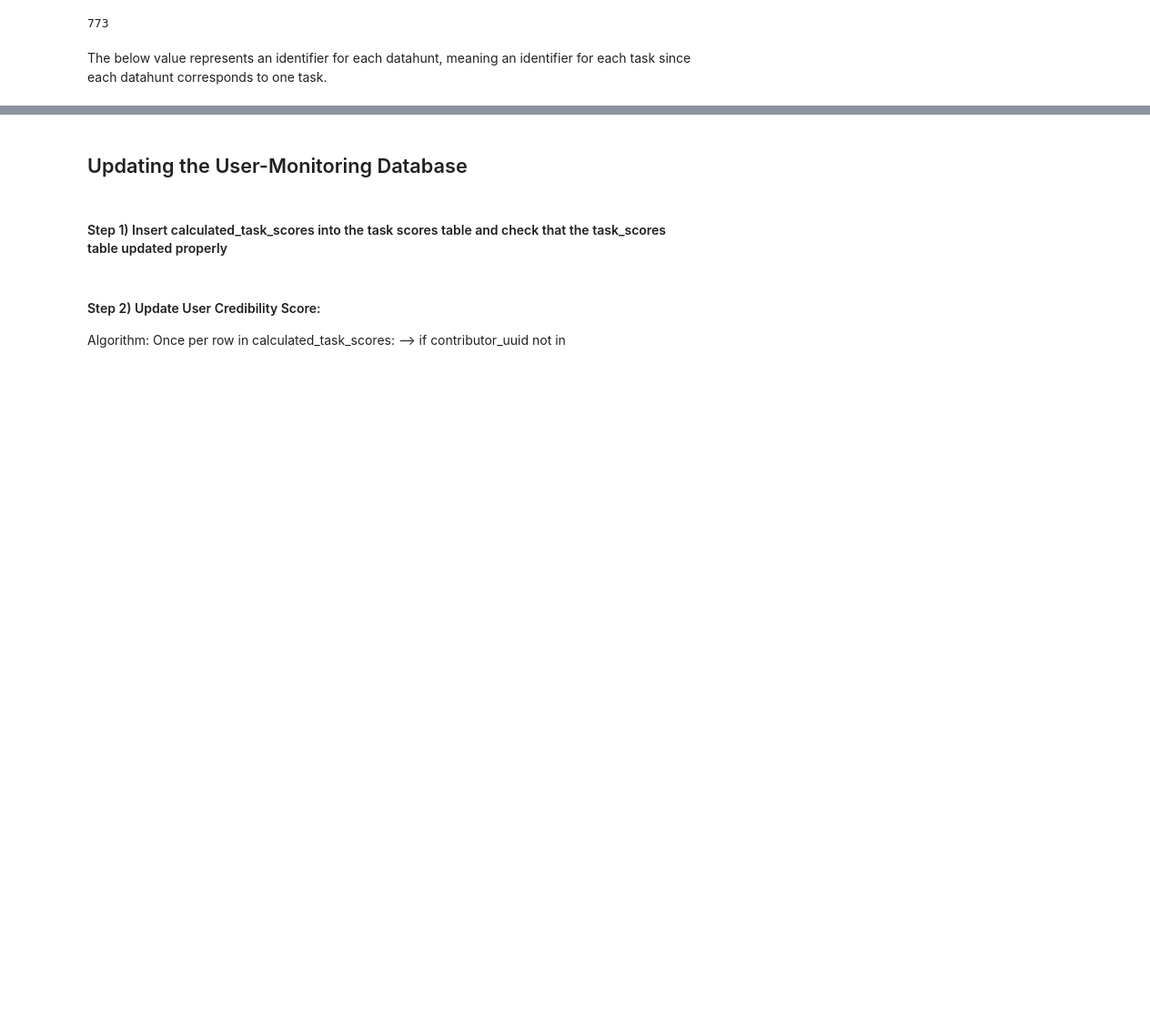
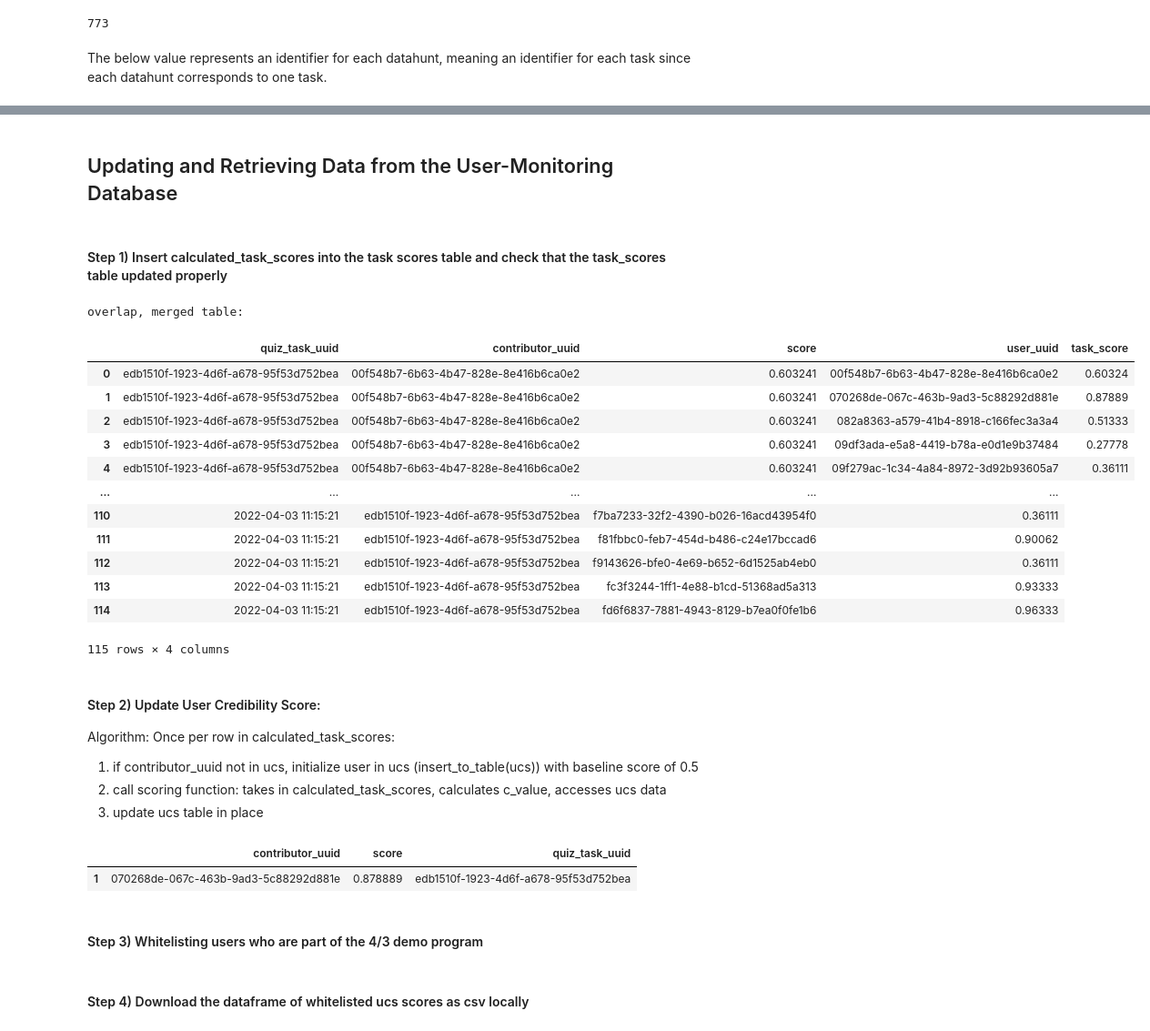
Before and after one commit to ethanpang5/user-monitoring, a Jupyter notebook: ucs-update-algorithm/pipeline.ipynb, the cells around one changed output, grey strips where cells are left out. Shown: that part at 91% size. Cells and saved outputs as stored; diff of their text form; code cells hidden in the pictures; blank space fills up the shorter version.

```diff
--- a/ucs-update-algorithm/pipeline.ipynb
+++ b/ucs-update-algorithm/pipeline.ipynb
@@ -459,2 +676,2 @@ quiz_task_uuid
 # %% [markdown]
-## Updating the User-Monitoring Database
+## Updating and Retrieving Data from the User-Monitoring Database
@@ -492,4 +680,61 @@ def ucs_update_score(user_id, cur_ucs):
+# %%
+insert_into_table('task_scores', calculated_task_scores)
+# %% [output]
+overlap, merged table:
+|  | quiz_task_uuid | contributor_uuid | score | user_uuid | task_score |
+| 0 | edb1510f-1923-4d6f-a678-95f53d752bea | 00f548b7-6b63-4b47-828e-8e416b6ca0e2 | 0.603241 | 00f548b7-6b63-4b47-828e-8e416b6ca0e2 | 0.60324 |
+| 1 | edb1510f-1923-4d6f-a678-95f53d752bea | 00f548b7-6b63-4b47-828e-8e416b6ca0e2 | 0.603241 | 070268de-067c-463b-9ad3-5c88292d881e | 0.87889 |
+| 2 | edb1510f-1923-4d6f-a678-95f53d752bea | 00f548b7-6b63-4b47-828e-8e416b6ca0e2 | 0.603241 | 082a8363-a579-41b4-8918-c166fec3a3a4 | 0.51333 |
+| 3 | edb1510f-1923-4d6f-a678-95f53d752bea | 00f548b7-6b63-4b47-828e-8e416b6ca0e2 | 0.603241 | 09df3ada-e5a8-4419-b78a-e0d1e9b37484 | 0.27778 |
+| 4 | edb1510f-1923-4d6f-a678-95f53d752bea | 00f548b7-6b63-4b47-828e-8e416b6ca0e2 | 0.603241 | 09f279ac-1c34-4a84-8972-3d92b93605a7 | 0.36111 |
+| ... | ... | ... | ... | ... |
+| 110 | 2022-04-03 11:15:21 | edb1510f-1923-4d6f-a678-95f53d752bea | f7ba7233-32f2-4390-b026-16acd43954f0 | 0.36111 |
+| 111 | 2022-04-03 11:15:21 | edb1510f-1923-4d6f-a678-95f53d752bea | f81fbbc0-feb7-454d-b486-c24e17bccad6 | 0.90062 |
+| 112 | 2022-04-03 11:15:21 | edb1510f-1923-4d6f-a678-95f53d752bea | f9143626-bfe0-4e69-b652-6d1525ab4eb0 | 0.36111 |
+| 113 | 2022-04-03 11:15:21 | edb1510f-1923-4d6f-a678-95f53d752bea | fc3f3244-1ff1-4e88-b1cd-51368ad5a313 | 0.93333 |
+| 114 | 2022-04-03 11:15:21 | edb1510f-1923-4d6f-a678-95f53d752bea | fd6f6837-7881-4943-8129-b7ea0f0fe1b6 | 0.96333 |
+115 rows × 4 columns
 # %% [markdown]
 #### Step 2) Update User Credibility Score:
 Algorithm: Once per row in calculated_task_scores:
---> if contributor_uuid not in
+1.  if contributor_uuid not in ucs, initialize user in ucs (insert_to_table(ucs)) with baseline score of 0.5
+2. call scoring function: takes in calculated_task_scores, calculates c_value, accesses ucs data
+3. update ucs table in place
+# %%
+# ucs function that reads accepts values from a csv and a current user's ucs score
+def ucs_update_score(user_id):
+    def logistic(x, k, offset):
+        return 1 / (1 + np.e**(-k * (x - offset)))
+
+    cursor = connection.cursor()
+    task_scores = table_to_df('task_scores')
+    task_scores = task_scores[task_scores['user_uuid'] == user_id]['task_score'].astype('float')
+    print('task_scores:', task_scores)
+    last_task_score = task_scores.iloc[-1]
+
+    a = 1000
+    num_task_scores = len(task_scores)
+    n = min(10, int(np.sqrt(num_task_scores)) + 1)
+    ucs = table_to_df('ucs')
+
+    if user_id not in ucs['uuid']: # if this is the user's first task
+        cur_ucs = 0.5
+        var_scores = np.var(task_scores.iloc[-n:])
+        c = logistic(var_scores / (np.log(num_task_scores + 1) / (np.log(a))), 10, 0.2)
+        new_ucs = cur_ucs * (1 - c) + (c) * last_task_score
+        query = "INSERT INTO `ucs` (`uuid`, `score`) VALUES (%s, %s)"
+        cursor.execute(query, (user_id, new_ucs))
+        connection.commit()
+    else:
+        print('user_id: ', user_id)
+        print(ucs[ucs['uuid'] == user_id]['score'].astype('float'))
+        cur_ucs = ucs[ucs['uuid'] == user_id]['score'].astype('float')[0]
+        var_scores = np.var(task_scores.iloc[-n:])
+        c = logistic(var_scores / (np.log(num_task_scores + 1) / (np.log(a))), 10, 0.2)
+        new_ucs = cur_ucs * (1 - c) + (c) * last_task_score
+        query = "UPDATE `ucs` SET `score` = %s WHERE `uuid` = %s"
+        cursor.execute(query, (new_ucs, user_id))
+        connection.commit()
+# %% [output]
+|  | contributor_uuid | score | quiz_task_uuid |
+| 1 | 070268de-067c-463b-9ad3-5c88292d881e | 0.878889 | edb1510f-1923-4d6f-a678-95f53d752bea |
@@ -495,0 +744,2 @@ Algorithm: Once per row in calculated_task_scores:
+# %% [markdown]
+#### Step 3) Whitelisting users who are part of the 4/3 demo program
@@ -495,0 +759,2 @@ Algorithm: Once per row in calculated_task_scores:
+# %% [markdown]
+#### Step 4) Download the dataframe of whitelisted ucs scores as csv locally
```
Also changed, not shown: parts of 33 cells of this notebook, 38 other files.
